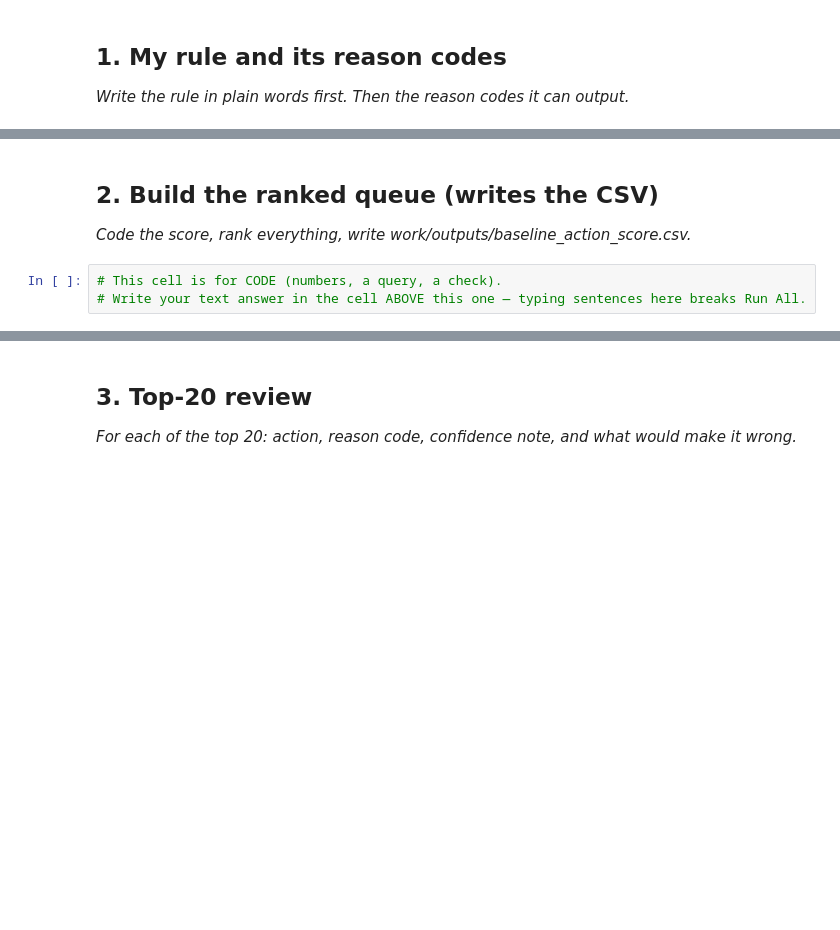
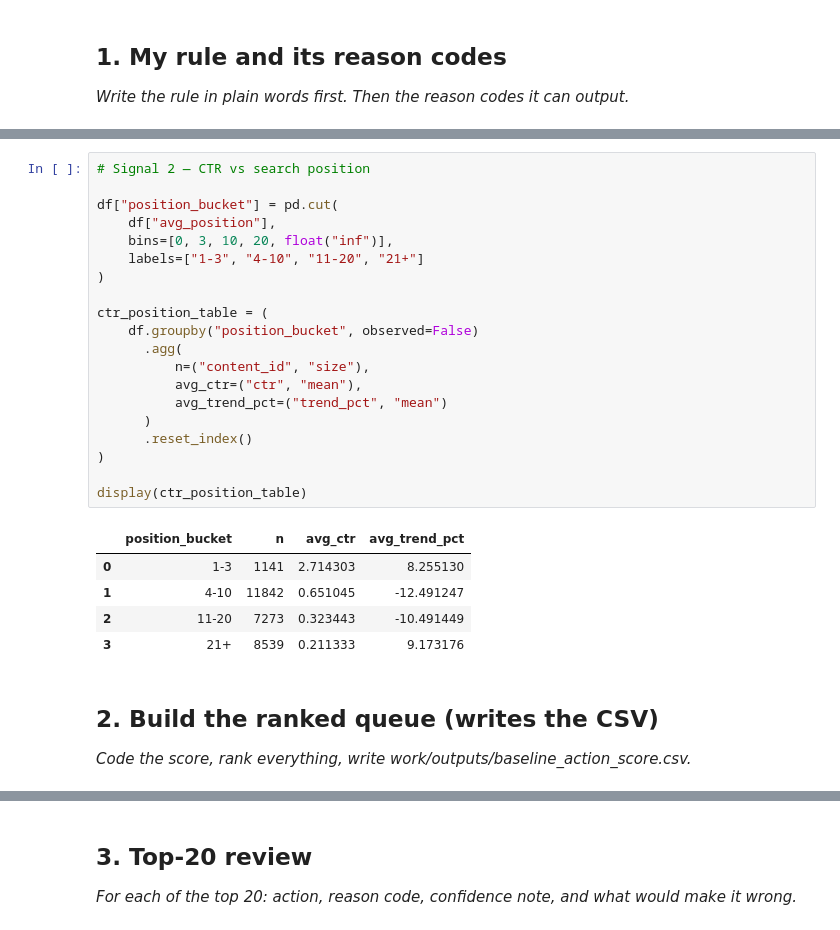
Before and after one commit to VikasKajeepeta2005/FlyRank-Internship-ML, a Jupyter notebook: work/notebooks/w04_baseline_score.ipynb, the cells around one changed output, grey strips where cells are left out. Saved outputs shown, nothing was run; the diff lists cells and outputs as text; blank space fills up the shorter version.

```diff
--- a/work/notebooks/w04_baseline_score.ipynb
+++ b/work/notebooks/w04_baseline_score.ipynb
@@ -16,7 +120,30 @@ This skeleton is yours to fill. Work the sections **in order** — each one has
+# %%
+# Signal 2 — CTR vs search position
+
+df["position_bucket"] = pd.cut(
+    df["avg_position"],
+    bins=[0, 3, 10, 20, float("inf")],
+    labels=["1-3", "4-10", "11-20", "21+"]
+)
+
+ctr_position_table = (
+    df.groupby("position_bucket", observed=False)
+      .agg(
+          n=("content_id", "size"),
+          avg_ctr=("ctr", "mean"),
+          avg_trend_pct=("trend_pct", "mean")
+      )
+      .reset_index()
+)
+
+display(ctr_position_table)
+# %% [output]
+|  | position_bucket | n | avg_ctr | avg_trend_pct |
+| 0 | 1-3 | 1141 | 2.714303 | 8.255130 |
+| 1 | 4-10 | 11842 | 0.651045 | -12.491247 |
+| 2 | 11-20 | 7273 | 0.323443 | -10.491449 |
+| 3 | 21+ | 8539 | 0.211333 | 9.173176 |
 # %% [markdown]
 ## 2. Build the ranked queue (writes the CSV)
 
 *Code the score, rank everything, write work/outputs/baseline_action_score.csv.*
-# %%
-# This cell is for CODE (numbers, a query, a check).
-# Write your text answer in the cell ABOVE this one — typing sentences here breaks Run All.
```
Also changed, not shown: parts of 16 cells of this notebook.
